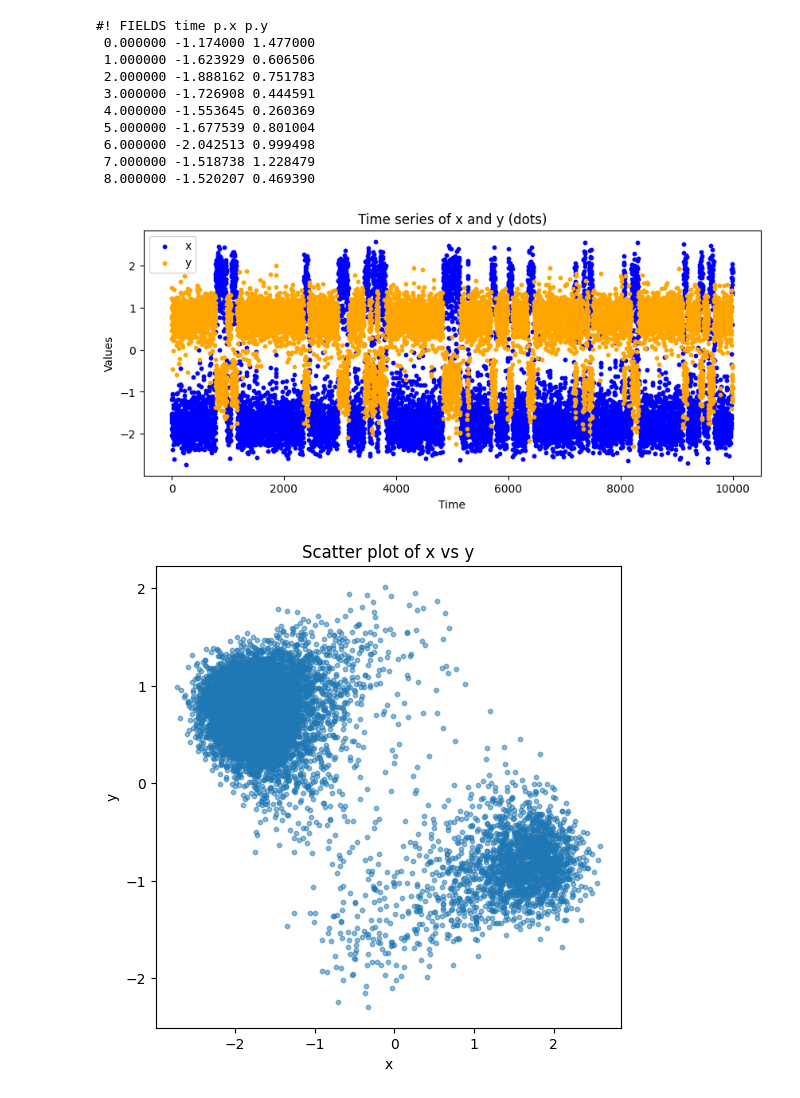
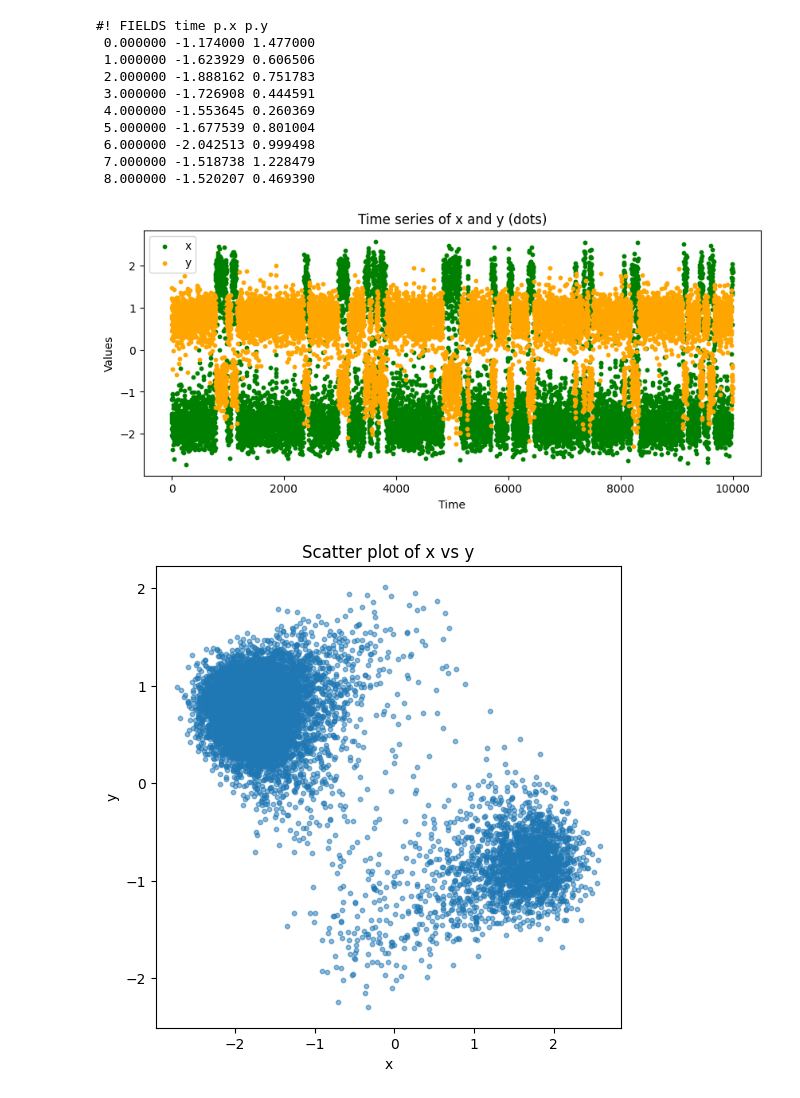
Before and after one commit to Teresa-Shah/5610_Assignments, a Jupyter notebook: Final_Assignment_2.ipynb, the cells around one changed output. Saved outputs shown, nothing was run; the diff lists cells and outputs as text; code cells hidden in the pictures.

```diff
--- a/Final_Assignment_2.ipynb
+++ b/Final_Assignment_2.ipynb
@@ -544,15 +627,15 @@ df = pd.read_csv("Dataset_RotatedWQ-Potential.data", delim_whitespace=True, comm
 # %%
 # Time series plot with dots
 plt.figure(figsize=(10,4))
-plt.scatter(df['time'], df['x'], label='x', color='blue' ,s=10)  # s = marker size
+plt.scatter(df['time'], df['x'], label='x', color='green' ,s=10)  # s = marker size
 plt.scatter(df['time'], df['y'], label='y', color='orange', s=10)
 plt.xlabel('Time')
 plt.ylabel('Values')
 plt.title('Time series of x and y (dots)')
 plt.legend()
 plt.show()
 # %% [output]
-[figure, old version]
+[figure, new version]
 # %%
 # Scatter plot of x vs y
 plt.figure(figsize=(6,6))
```
Also changed, not shown: parts of 6 cells of this notebook.
